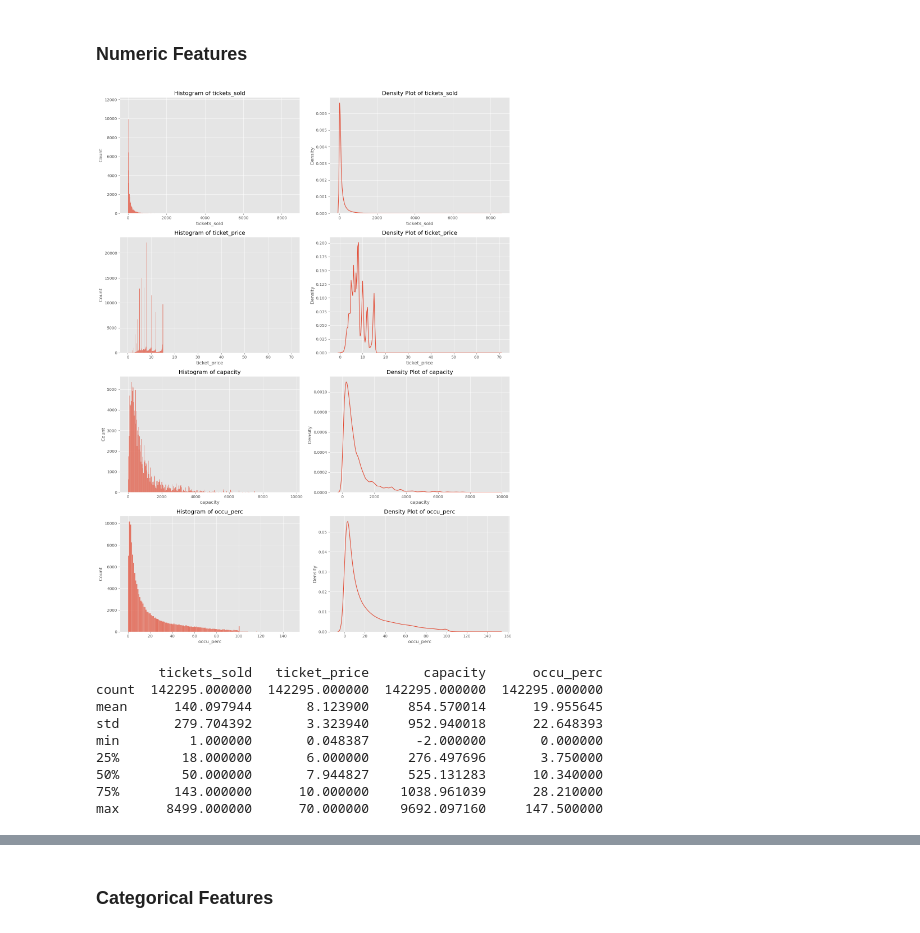
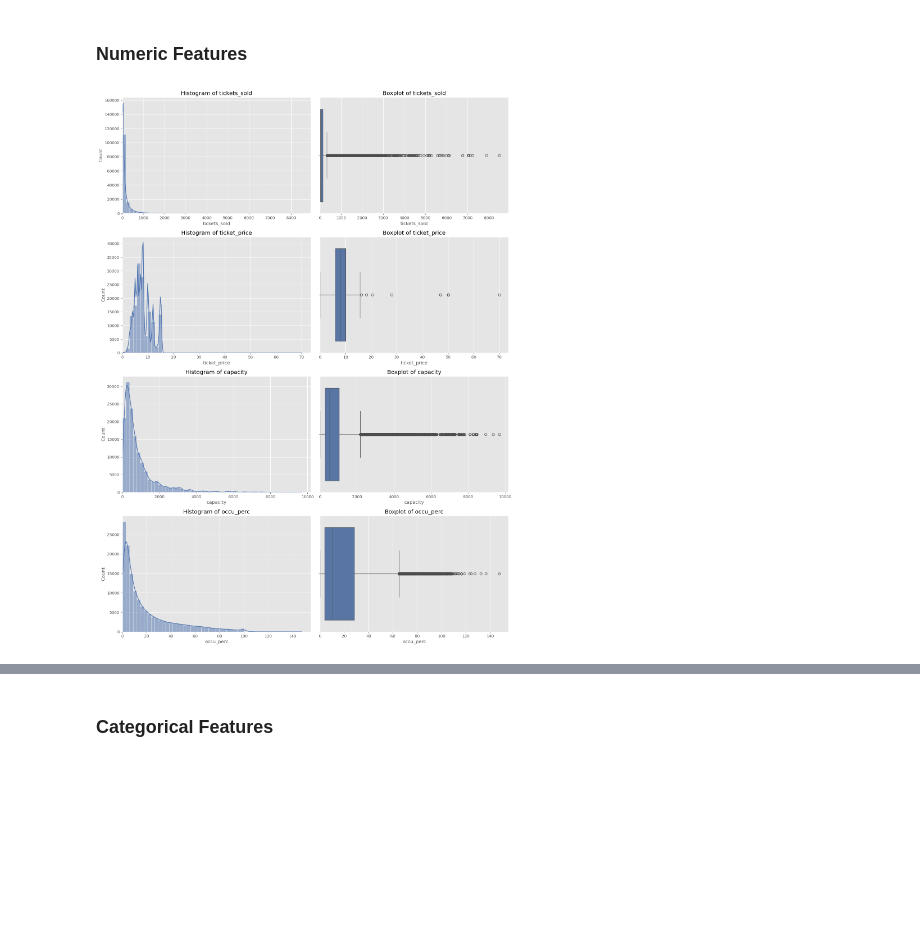
Before and after one commit to timothyrobbinscpa/cinema_revenue, a Jupyter notebook: src/predicting_cinema_revenue.ipynb, the cells around one changed output, grey strips where cells are left out. Saved outputs shown, nothing was run; the diff lists cells and outputs as text; code cells hidden in the pictures; blank space fills up the shorter version.

```diff
--- a/src/predicting_cinema_revenue.ipynb
+++ b/src/predicting_cinema_revenue.ipynb
@@ -185,12 +233,3 @@ min           0.048387
 75%          10.000000
 max          70.000000
 Name: ticket_price, dtype: float64
-# %%
-# first convert total_sales to float
-df['total_sales'] = df['total_sales'].astype('float')
-
-
-df['total_sales'] = df['total_sales'] / 10000
-df['total_sales'] = df['total_sales']
-
-df.head()
@@ -286,6 +295,8 @@ Number of duplicate rows: 104
-# %%
-# drop duplicates
-
-df = df.drop_duplicates()
 # %% [markdown]
 There are 104 duplicate rows.  These will be dropped prior to a full EDA.
+# %%
+# Drop full duplicates
+df.drop_duplicates(inplace=True)
+
+# Confirm no more duplicates
+print(df.duplicated().sum())
@@ -388,40 +429,39 @@ Initial remarks on target variable - total_sales
 # %% [markdown]
 ### Numeric Features
 # %%
-import pandas as pd
-import seaborn as sns
-import matplotlib.pyplot as plt
-
-# Assuming 'df' is your DataFrame
-
-# Selecting the variables for univariate analysis
+# Select variables for univariate analysis
 variables_for_univariate_analysis = ['tickets_sold', 'ticket_price', 'capacity', 'occu_perc']
 
-# Creating distribution plots for these variables
+# Set the color palette
+sns.set_palette("deep")
+
+# Set the number of bins for histograms
+num_bins = 50
+
+# Create histograms and boxplots for each variable
 fig, axes = plt.subplots(len(variables_for_univariate_analysis), 2, figsize=(15, 5 * len(variables_for_univariate_analysis)))
 
+# Loop through variables in list
 for i, col in enumerate(variables_for_univariate_analysis):
     # Histogram
-    sns.histplot(df[col], kde=False, ax=axes[i, 0])
+    sns.histplot(df[col], bins=num_bins, ax=axes[i, 0], kde=True)
     axes[i, 0].set_title(f'Histogram of {col}')
+    axes[i, 0].set_xlabel(col)
+    axes[i, 0].set_ylabel('Count')
 
-    # Density Plot
-    sns.kdeplot(df[col], ax=axes[i, 1])
-    axes[i, 1].set_title(f'Density Plot of {col}')
+    # Adjust x-axis limit for histograms if needed (optional)
+    axes[i, 0].set_xlim(left=0)
 
+    # Boxplot
+    sns.boxplot(x=df[col], ax=axes[i, 1])
+    axes[i, 1].set_title(f'Boxplot of {col}')
+    axes[i, 1].set_xlabel(col)
+
+    # Adjust x-axis limit for boxplots if needed (optional)
+    axes[i, 1].set_xlim(left=0)
+
+# Adjust for tight layout
 plt.tight_layout()
 plt.show()
-
-# Summary statistics for these variables
-print(df[variables_for_univariate_analysis].describe())
 # %% [output]
-[figure, old version]
+[figure, new version]
-        tickets_sold   ticket_price       capacity      occu_perc
-count  142295.000000  142295.000000  142295.000000  142295.000000
-mean      140.097944       8.123900     854.570014      19.955645
-std       279.704392       3.323940     952.940018      22.648393
-min         1.000000       0.048387      -2.000000       0.000000
-25%        18.000000       6.000000     276.497696       3.750000
-50%        50.000000       7.944827     525.131283      10.340000
-75%       143.000000      10.000000    1038.961039      28.210000
-max      8499.000000      70.000000    9692.097160     147.500000
```
Also changed, not shown: parts of 101 cells of this notebook, 3 other files.
